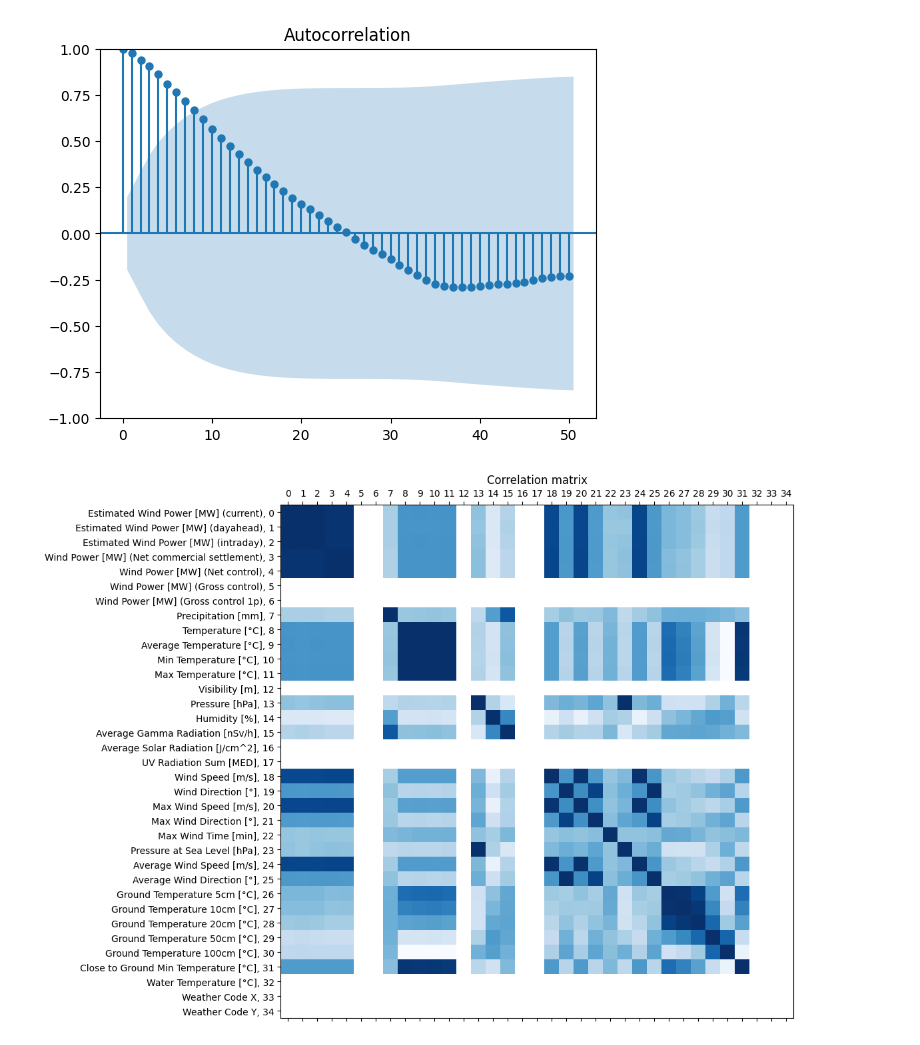
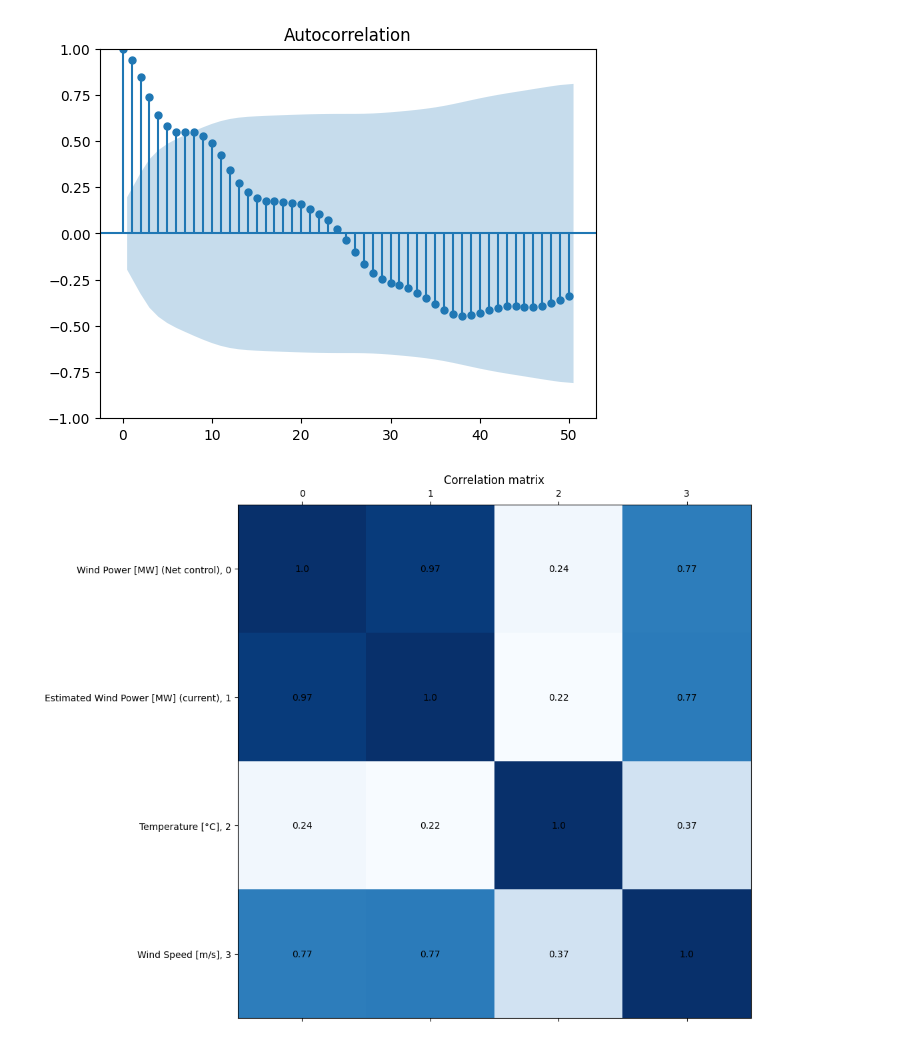
Before and after one commit to aszfaltos/wp_former, a Jupyter notebook: eda.ipynb, the cells around one changed output. Drawn from its saved outputs; the diff is of its cells as text; code cells hidden in the pictures.

Commit message:
(feat) training update for new data interface

```diff
--- a/eda.ipynb
+++ b/eda.ipynb
@@ -27,6 +27,6 @@ import scipy as sp
 import matplotlib.pyplot as plt
 from statsmodels.graphics.tsaplots import plot_acf
 # %%
-df = load_data('data/hourly/merged_data.csv', num_rows=1000).iloc()[-1000:]
+df = load_data('data/hourly/country_wide_aggregated.csv', num_rows=1000).iloc()[-1000:]
 df
 # %% [output]
@@ -73,21 +57,26 @@ plot_acf(power, lags=50);
 
 # TODO: autocorrelate decomposed data
 # %% [output]
-[figure, old version]
+[figure, new version]
 # %%
 corr = df.corr().to_numpy()
 
 fig, ax = plt.subplots(figsize=(10, 10))
 
 ax.matshow(corr, cmap=plt.cm.Blues)
+
+for i in range(corr.shape[0]):
+    for j in range(corr.shape[0]):
+        c = corr[j,i]
+        ax.text(i, j, str(round(c, 2)), va='center', ha='center')
 
 ax.set_yticks(np.arange(corr.shape[0]))
 ax.set_xticks(np.arange(corr.shape[0]))
 ax.set_yticklabels([f'{label}, {idx}' for idx, label in enumerate(df.columns)])
 ax.set_xticklabels([i for i in range(len(df.columns))])
 
 ax.set_title('Correlation matrix')
 plt.show()
 # %% [output]
-[figure, old version]
+[figure, new version]
 # %%
```
Also changed, not shown: parts of 5 cells of this notebook, 8 other files.
